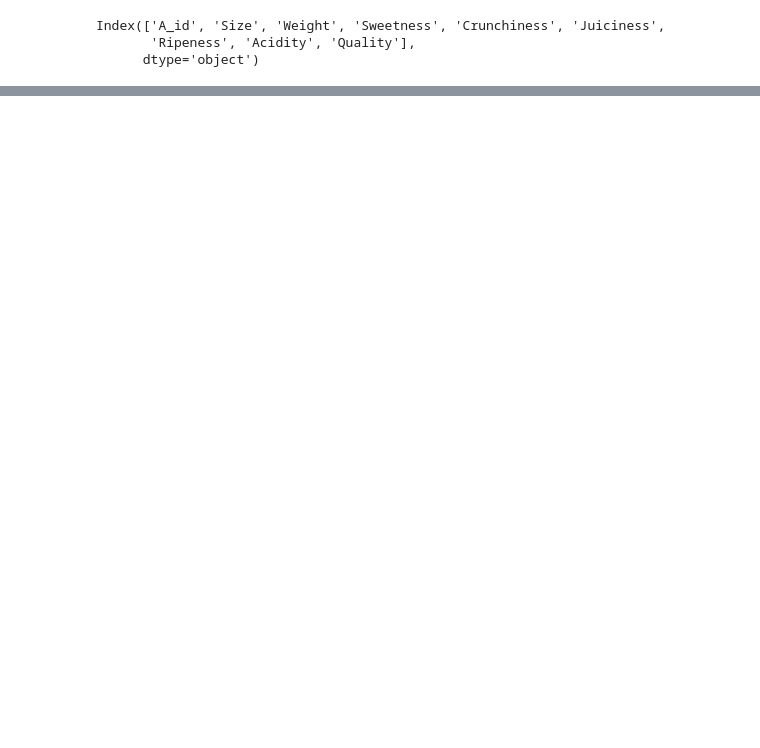
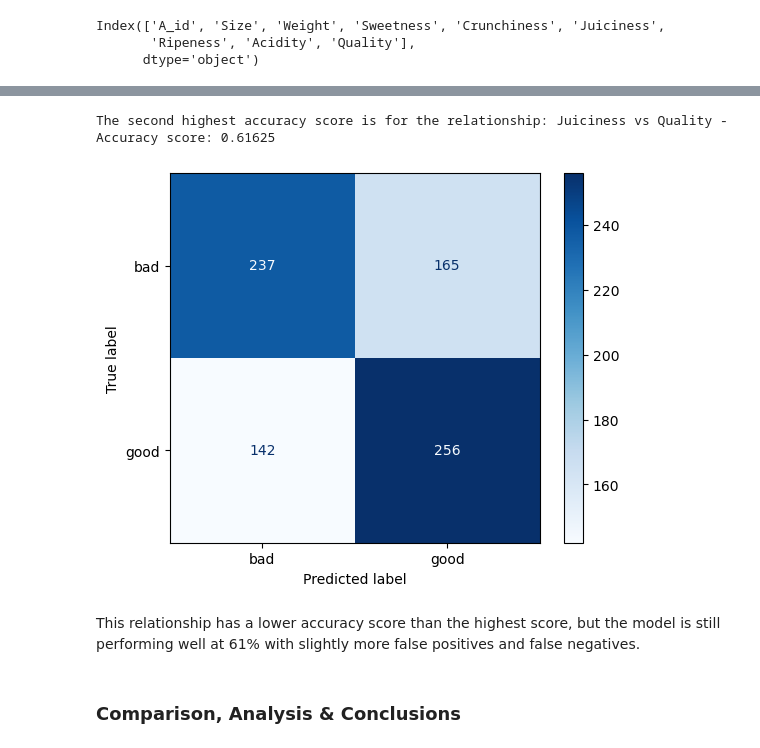
Before and after one commit to Kym-e/Coursework2, a Jupyter notebook: Coursework2.ipynb, the cells around one changed output, grey strips where cells are left out. Cells and saved outputs as stored; diff of their text form; code cells hidden in the pictures; blank space fills up the shorter version.

```diff
--- a/Coursework2.ipynb
+++ b/Coursework2.ipynb
@@ -1595,0 +1721,10 @@ R-squared: 0.09900995267348345
+# %%
+def split_data_lr(x_col):
+    # Split the data into independent and dependent variables
+    x = apple_quality[[x_col]]
+    y = apple_quality['Quality']
+
+    # Split the data into training and testing sets
+    x_train, x_test, y_train, y_test = train_test_split(x, y, test_size=0.2)
+
+    return x_train, x_test, y_train, y_test
@@ -1595,0 +1840,25 @@ R-squared: 0.09900995267348345
+# %%
+# Find the second highest accuracy score
+accuracy_score_dict.pop(max_accuracy_score)
+second_max_accuracy_score = max(accuracy_score_dict, key=accuracy_score_dict.get)
+print(f"The second highest accuracy score is for the relationship: {second_max_accuracy_score} - Accuracy score: {accuracy_score_dict[second_max_accuracy_score]}")
+# %% [output]
+The second highest accuracy score is for the relationship: Juiciness vs Quality - Accuracy score: 0.61625
+# %%
+# Find the confusion matrix for the second highest accuracy score
+
+cm = confusion_matrix(juiciness_quality[3], juiciness_quality_y_pred)
+
+# Customize the display labels to use 'Setosa' and 'Versicolor' instead of 0 and 1
+labels = ['Setosa', 'Versicolor']
+
+# Display the confusion matrix
+disp = ConfusionMatrixDisplay(confusion_matrix=cm, display_labels=model.classes_)
+disp.plot(cmap=plt.cm.Blues)
+plt.show()
+# %% [output]
+[figure, added]
+# %% [markdown]
+This relationship has a lower accuracy score than the highest score, but the model is still performing well at 61% with slightly more false positives and false negatives.
+# %% [markdown]
+### Comparison, Analysis & Conclusions
```
Also changed, not shown: parts of 22 cells of this notebook, 1 other file.
